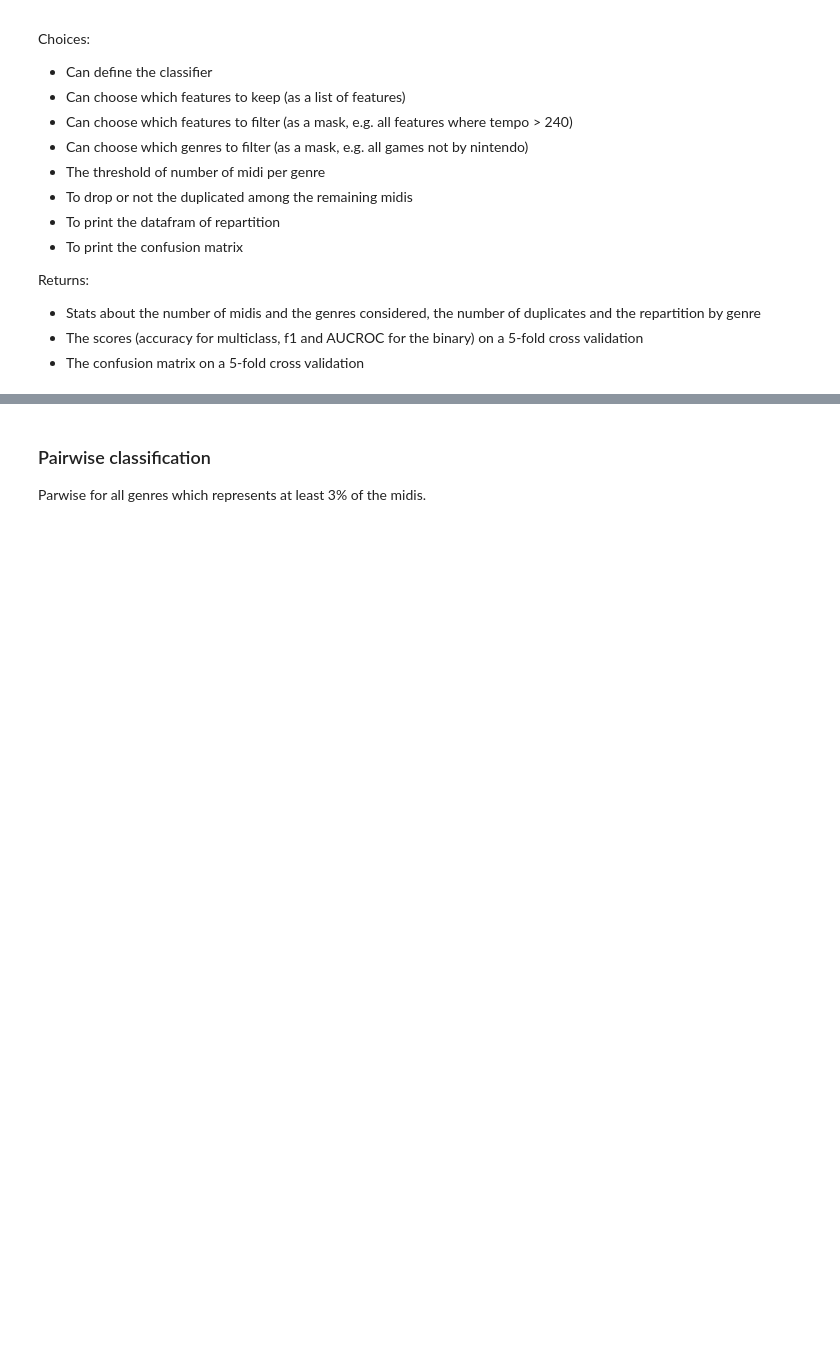
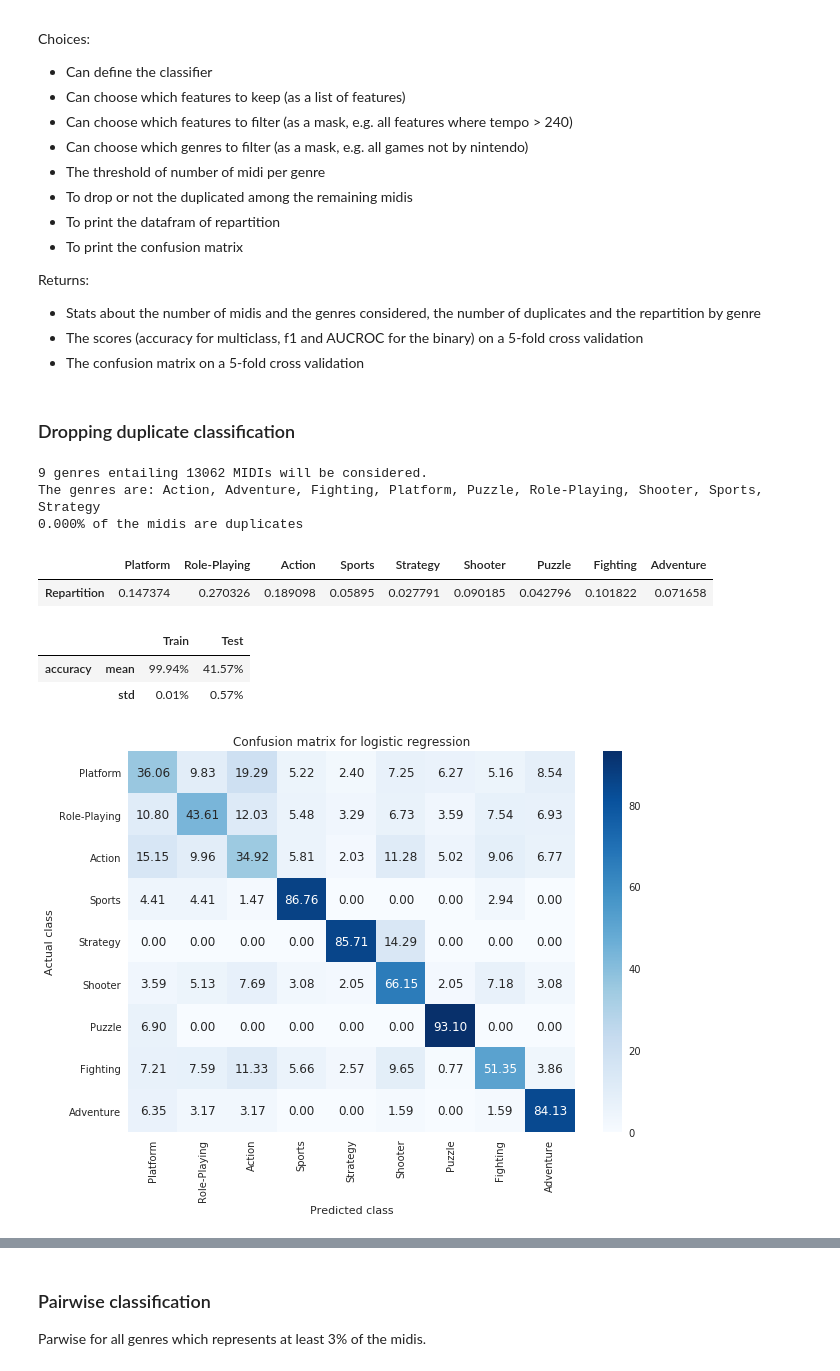
Before and after one commit to cedricviaccoz/musicology, a Jupyter notebook: dataset/Final Analysis and Results.ipynb, the cells around one changed output, grey strips where cells are left out. Drawn from its saved outputs; the diff is of its cells as text; code cells hidden in the pictures; blank space fills up the shorter version.

Commit message:
Continued classification with two approaches

```diff
--- a/dataset/Final Analysis and Results.ipynb
+++ b/dataset/Final Analysis and Results.ipynb
@@ -181,0 +184,14 @@ def test_with_filters(
+# %% [markdown]
+### Dropping duplicate classification
+# %%
+scores_all_1000, features_importances_all_1000, preds_all_1000 = test_with_filters(midis_treshold=1000)
+# %% [output]
+9 genres entailing 13062 MIDIs will be considered.
+The genres are: Action, Adventure, Fighting, Platform, Puzzle, Role-Playing, Shooter, Sports, Strategy
+0.000% of the midis are duplicates
+|  | Platform | Role-Playing | Action | Sports | Strategy | Shooter | Puzzle | Fighting | Adventure |
+| Repartition | 0.147374 | 0.270326 | 0.189098 | 0.05895 | 0.027791 | 0.090185 | 0.042796 | 0.101822 | 0.071658 |
+|  |  | Train | Test |
+| accuracy | mean | 99.94% | 41.57% |
+|  | std | 0.01% | 0.57% |
+[figure, added]
```
Also changed, not shown: parts of 13 cells of this notebook, 5 other files.
